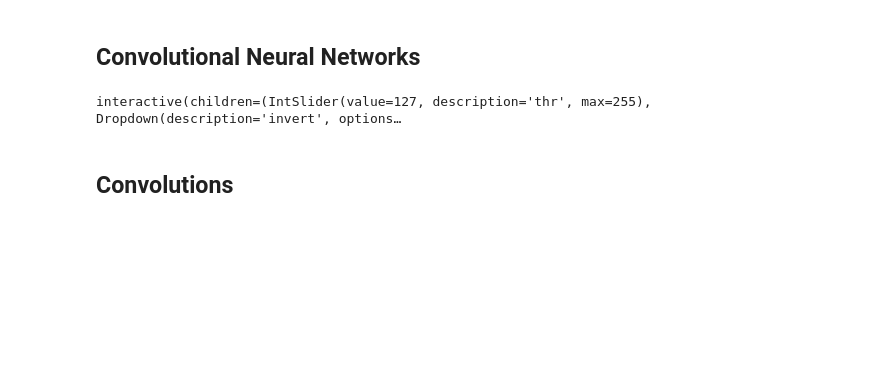
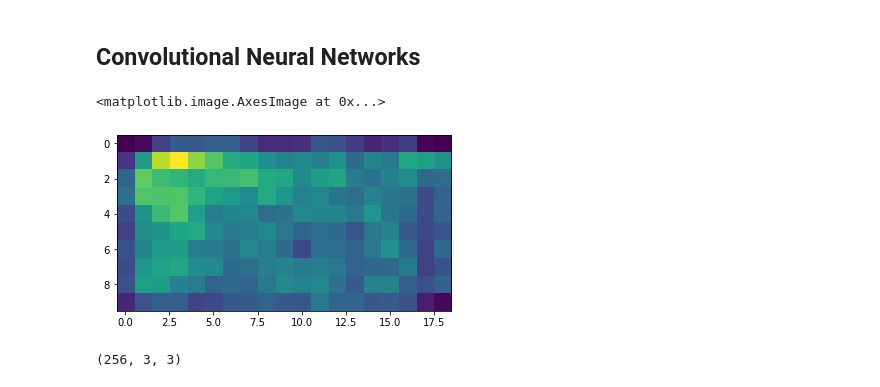
Before and after one commit to AntonioDelleCanne/101_computer_vision, a Jupyter notebook: cnn.ipynb, the cells around one changed output. Saved outputs shown, nothing was run; the diff lists cells and outputs as text; code cells hidden in the pictures; blank space fills up the shorter version.

Commit message:
image_representsation notebook is complete and looks nice

```diff
--- a/cnn.ipynb
+++ b/cnn.ipynb
@@ -9,45 +9,3 @@ img = cv.cvtColor(img, cv.COLOR_BGR2RGB)
 img_gray = cv.cvtColor(img, cv.COLOR_BGR2GRAY)
 # %% [markdown]
 ## Convolutional Neural Networks
-# %%
-# 138 obscures the tree
-# 175 isolates the flower
-@interact(thr=(0,255), invert=[True,False])
-def images_thr(thr, invert):
-    # img_thr = img_gray.copy()
-    bin_filter = img_gray > thr
-    if invert:
-        bin_filter = np.logical_not(bin_filter)
-
-    # img_thr[bin_filter] = 255
-    # img_thr[np.logical_not(bin_filter)] = 0
-    img_thr = np.logical_and(img_gray, bin_filter) *255
-
-    img_segmented = img.copy()
-    img_segmented[np.logical_not(bin_filter)] = 0
-
-    fig, ((ax1,ax2,ax3,ax4),(ax5,ax6,ax7,ax8)) = plt.subplots(2,4, figsize=(12,12))
-    ax1.imshow(img, vmin=0, vmax=255)
-    ax1.set_axis_off()
-    ax1.set_title('Original')
-    ax2.imshow(img_gray, cmap='gray',vmin=0, vmax=255)
-    ax2.set_axis_off()
-    ax2.set_title('Gray')
-    ax3.imshow(img_thr, cmap='gray',vmin=0, vmax=255)
-    ax3.set_axis_off()
-    ax3.set_title('Threshold Mask')
-    ax4.imshow(img_segmented, cmap='gray',vmin=0, vmax=255)
-    ax4.set_axis_off()
-    ax4.set_title('Segmented Image')
-    ax5.imshow(img_segmented, cmap='gray',vmin=0, vmax=255)
-    ax5.set_axis_off()
-    ax5.set_title('Last Square')
-    ax6.imshow(img_segmented, cmap='gray',vmin=0, vmax=255)
-    ax6.set_axis_off()
-    ax6.set_title('Result')
-    ax7.set_axis_off()
-    ax8.set_axis_off()
-# %% [output]
-interactive(children=(IntSlider(value=127, description='thr', max=255), Dropdown(description='invert', options…
-# %% [markdown]
-## Convolutions
@@ -53,0 +15,25 @@ interactive(children=(IntSlider(value=127, description='thr', max=255), Dropdown
+# %%
+import torch
+import cv2 as cv
+img = cv.imread('/Users/Antonio/Desktop/101_computer_vision/imgs/puppy.jpeg')
+
+# image = torch.rand((1,3,600,600))
+down_width = 900
+down_height = 900
+down_points = (down_width, down_height)
+# img = cv.resize(img, down_points, interpolation= cv.INTER_LINEAR)
+img = img / 255
+image = torch.tensor(img.reshape((3, img.shape[0], img.shape[1]))[None,...], dtype=torch.float)
+# %%
+model = torchvision.models.detection.fasterrcnn_resnet50_fpn(pretrained_backbone=True).eval().backbone
+# %%
+res = model(image)['pool']
+plt.imshow(res[0,20].detach().numpy())
+# %% [output]
+<matplotlib.image.AxesImage at 0x...>
+[figure, added]
+# %%
+import numpy as np
+np.squeeze(model(image)['0'].detach().numpy()).shape
+# %% [output]
+(256, 3, 3)
```
Also changed, not shown: parts of 3 cells of this notebook, 3 other files.
